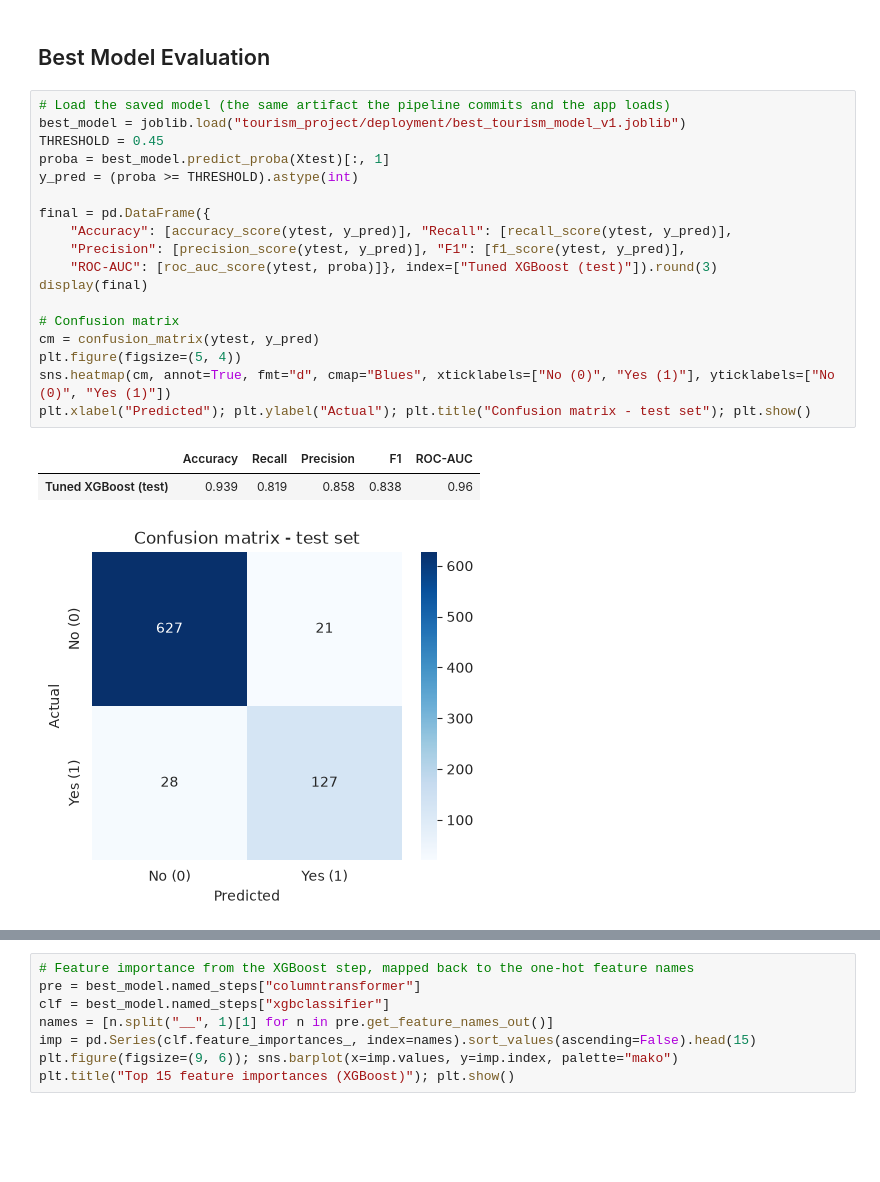
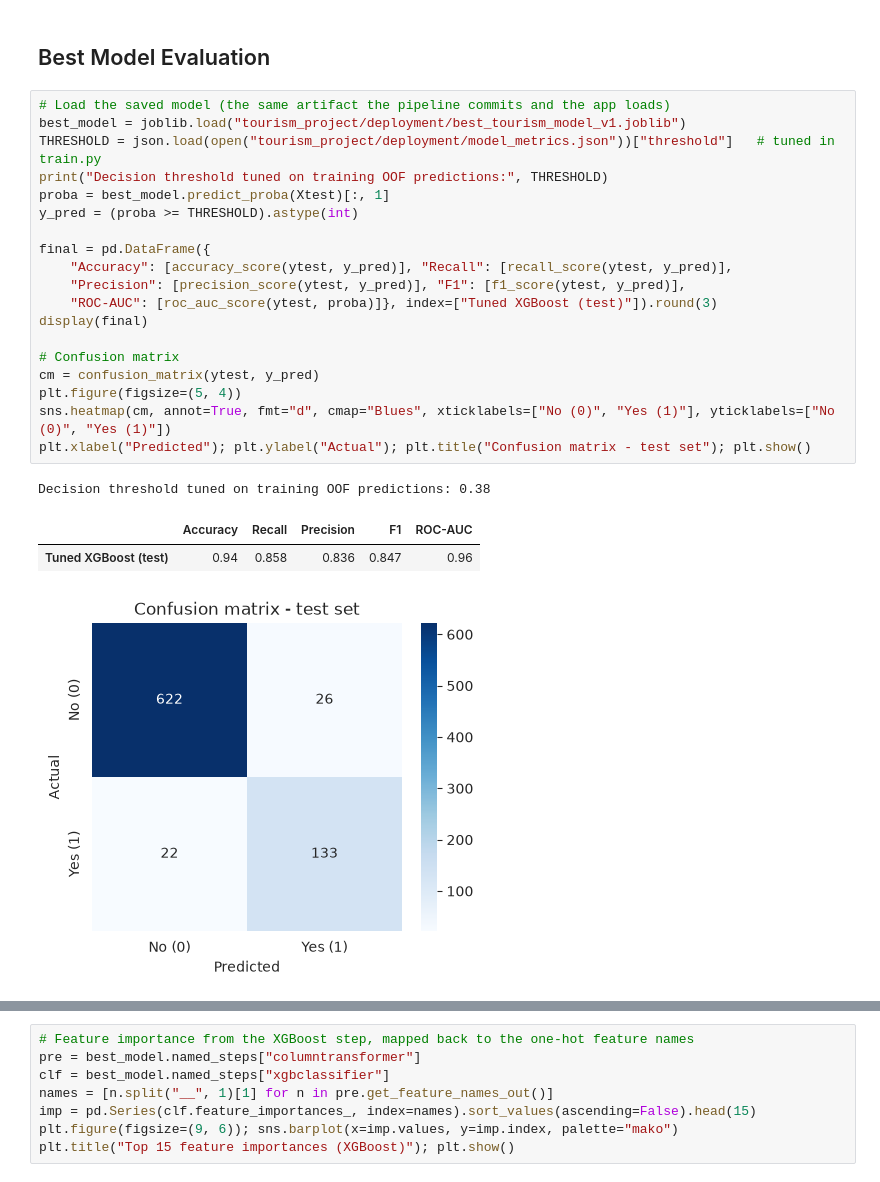
Before and after one commit to rakesh1308/tourism-wellness-mlops, a Jupyter notebook: notebook/Rakesh_Sonawane_Tourism_MLOps_Project.ipynb, the cells around one changed output, grey strips where cells are left out. Drawn from its saved outputs; the diff is of its cells as text; blank space fills up the shorter version.

Commit message:
Update submission notebook with tuned threshold, baseline, lift and run #2 [skip ci]

```diff
--- a/notebook/Rakesh_Sonawane_Tourism_MLOps_Project.ipynb
+++ b/notebook/Rakesh_Sonawane_Tourism_MLOps_Project.ipynb
@@ -667,22 +680,24 @@ Runs logged (1 parent + nested): 49
 # %%
 # Load the saved model (the same artifact the pipeline commits and the app loads)
 best_model = joblib.load("tourism_project/deployment/best_tourism_model_v1.joblib")
-THRESHOLD = 0.45
+THRESHOLD = json.load(open("tourism_project/deployment/model_metrics.json"))["threshold"]   # tuned in train.py
+print("Decision threshold tuned on training OOF predictions:", THRESHOLD)
 proba = best_model.predict_proba(Xtest)[:, 1]
 y_pred = (proba >= THRESHOLD).astype(int)
 
 final = pd.DataFrame({
     "Accuracy": [accuracy_score(ytest, y_pred)], "Recall": [recall_score(ytest, y_pred)],
     "Precision": [precision_score(ytest, y_pred)], "F1": [f1_score(ytest, y_pred)],
     "ROC-AUC": [roc_auc_score(ytest, proba)]}, index=["Tuned XGBoost (test)"]).round(3)
 display(final)
 
 # Confusion matrix
 cm = confusion_matrix(ytest, y_pred)
 plt.figure(figsize=(5, 4))
 sns.heatmap(cm, annot=True, fmt="d", cmap="Blues", xticklabels=["No (0)", "Yes (1)"], yticklabels=["No (0)", "Yes (1)"])
 plt.xlabel("Predicted"); plt.ylabel("Actual"); plt.title("Confusion matrix - test set"); plt.show()
 # %% [output]
+Decision threshold tuned on training OOF predictions: 0.38
 |  | Accuracy | Recall | Precision | F1 | ROC-AUC |
-| Tuned XGBoost (test) | 0.939 | 0.819 | 0.858 | 0.838 | 0.96 |
+| Tuned XGBoost (test) | 0.94 | 0.858 | 0.836 | 0.847 | 0.96 |
-[figure, old version]
+[figure, new version]
```
Also changed, not shown: parts of 11 cells of this notebook.
